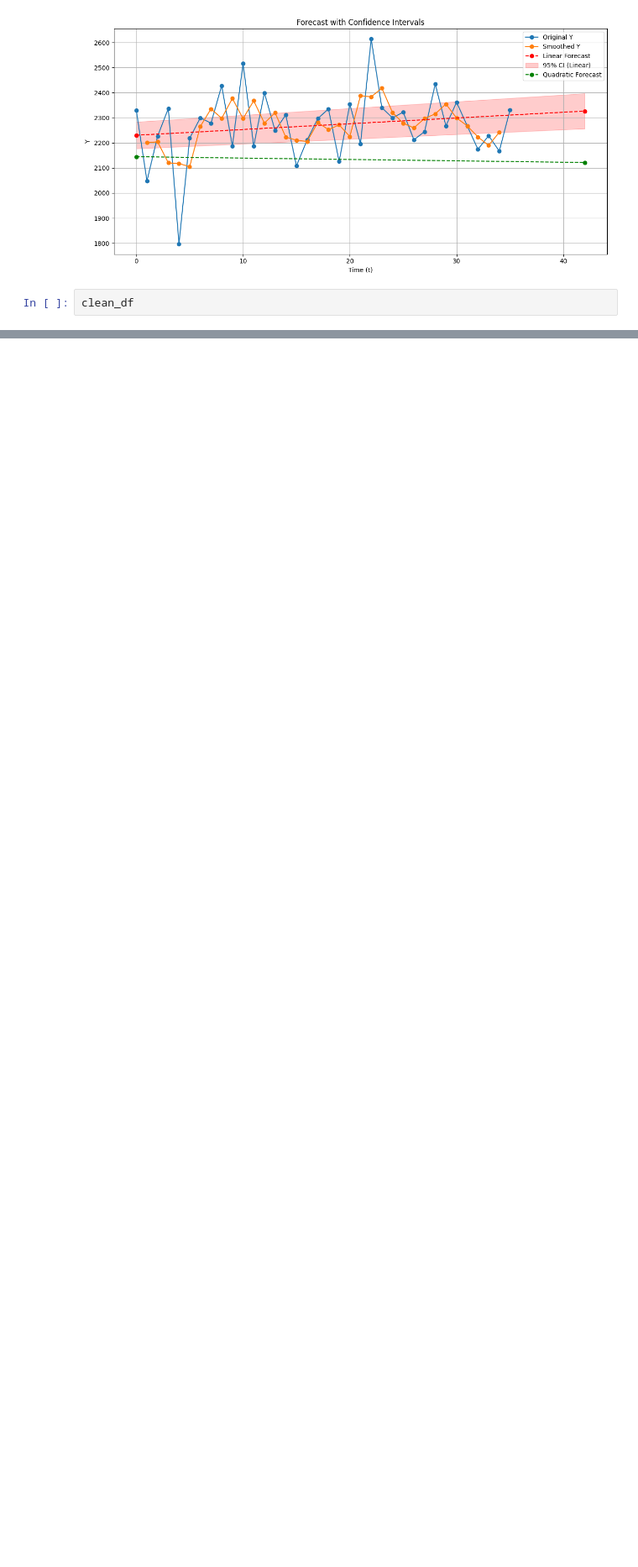
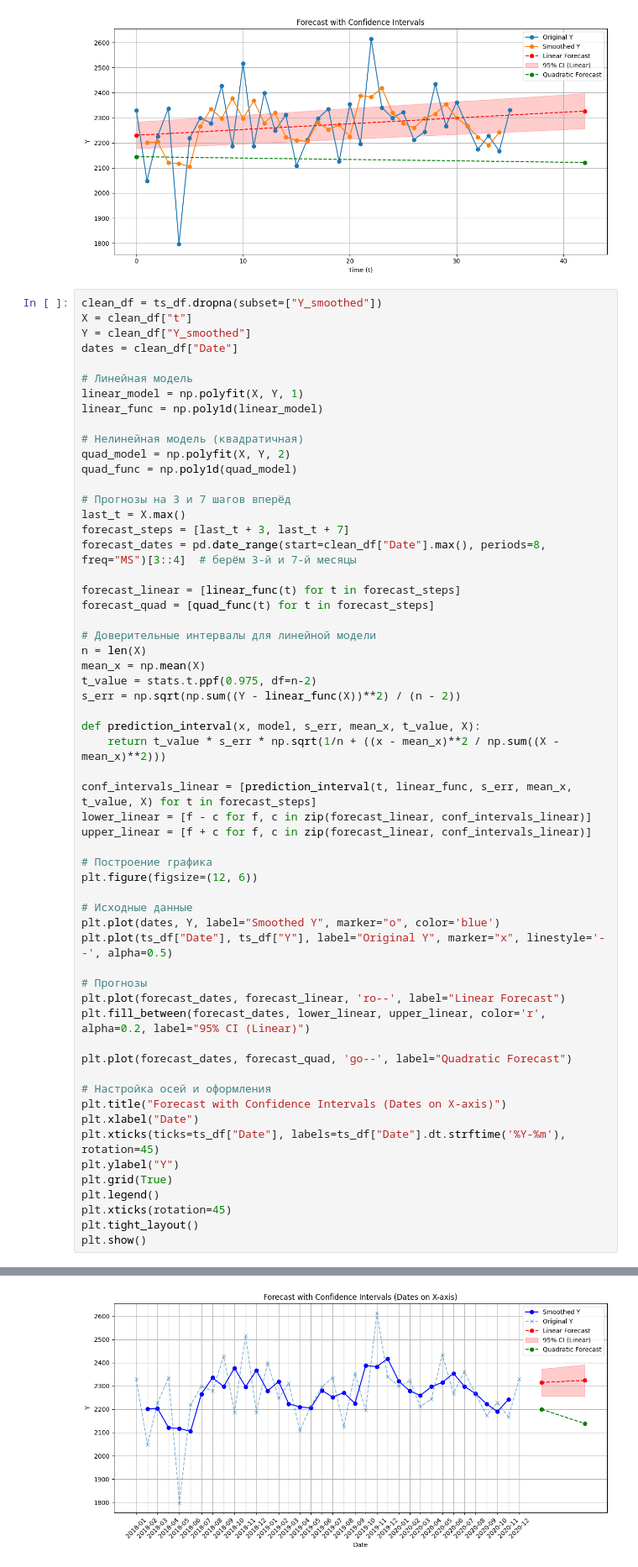
Before and after one commit to alex-s2222/DS, a Jupyter notebook: bigData/TimeSeries/TimeSeries.ipynb, the cells around one changed output, grey strips where cells are left out. Shown at 84% size. Drawn from its saved outputs; the diff is of its cells as text; blank space fills up the shorter version.

Commit message:
add graph

```diff
--- a/bigData/TimeSeries/TimeSeries.ipynb
+++ b/bigData/TimeSeries/TimeSeries.ipynb
@@ -794,5 +794,61 @@ plt.show()
 # %% [output]
 [figure]
 # %%
-clean_df
+clean_df = ts_df.dropna(subset=["Y_smoothed"])
+X = clean_df["t"]
+Y = clean_df["Y_smoothed"]
+dates = clean_df["Date"]
+
+# Линейная модель
+linear_model = np.polyfit(X, Y, 1)
+linear_func = np.poly1d(linear_model)
+
+# Нелинейная модель (квадратичная)
+quad_model = np.polyfit(X, Y, 2)
+quad_func = np.poly1d(quad_model)
+
+# Прогнозы на 3 и 7 шагов вперёд
+last_t = X.max()
+forecast_steps = [last_t + 3, last_t + 7]
+forecast_dates = pd.date_range(start=clean_df["Date"].max(), periods=8, freq="MS")[3::4]  # берём 3-й и 7-й месяцы
+
+forecast_linear = [linear_func(t) for t in forecast_steps]
+forecast_quad = [quad_func(t) for t in forecast_steps]
+
+# Доверительные интервалы для линейной модели
+n = len(X)
+mean_x = np.mean(X)
+t_value = stats.t.ppf(0.975, df=n-2)
+s_err = np.sqrt(np.sum((Y - linear_func(X))**2) / (n - 2))
+
+def prediction_interval(x, model, s_err, mean_x, t_value, X):
+    return t_value * s_err * np.sqrt(1/n + ((x - mean_x)**2 / np.sum((X - mean_x)**2)))
+
+conf_intervals_linear = [prediction_interval(t, linear_func, s_err, mean_x, t_value, X) for t in forecast_steps]
+lower_linear = [f - c for f, c in zip(forecast_linear, conf_intervals_linear)]
+upper_linear = [f + c for f, c in zip(forecast_linear, conf_intervals_linear)]
+
+# Построение графика
+plt.figure(figsize=(12, 6))
+
+# Исходные данные
+plt.plot(dates, Y, label="Smoothed Y", marker="o", color='blue')
+plt.plot(ts_df["Date"], ts_df["Y"], label="Original Y", marker="x", linestyle='--', alpha=0.5)
+
+# Прогнозы
+plt.plot(forecast_dates, forecast_linear, 'ro--', label="Linear Forecast")
+plt.fill_between(forecast_dates, lower_linear, upper_linear, color='r', alpha=0.2, label="95% CI (Linear)")
+
+plt.plot(forecast_dates, forecast_quad, 'go--', label="Quadratic Forecast")
+
+# Настройка осей и оформления
+plt.title("Forecast with Confidence Intervals (Dates on X-axis)")
+plt.xlabel("Date")
+plt.xticks(ticks=ts_df["Date"], labels=ts_df["Date"].dt.strftime('%Y-%m'), rotation=45)
+plt.ylabel("Y")
+plt.grid(True)
+plt.legend()
+plt.xticks(rotation=45)
+plt.tight_layout()
+plt.show()
 # %% [output]
@@ -815,0 +855 @@ clean_df
+[figure, added]
```
Also changed, not shown: parts of 2 cells of this notebook.
